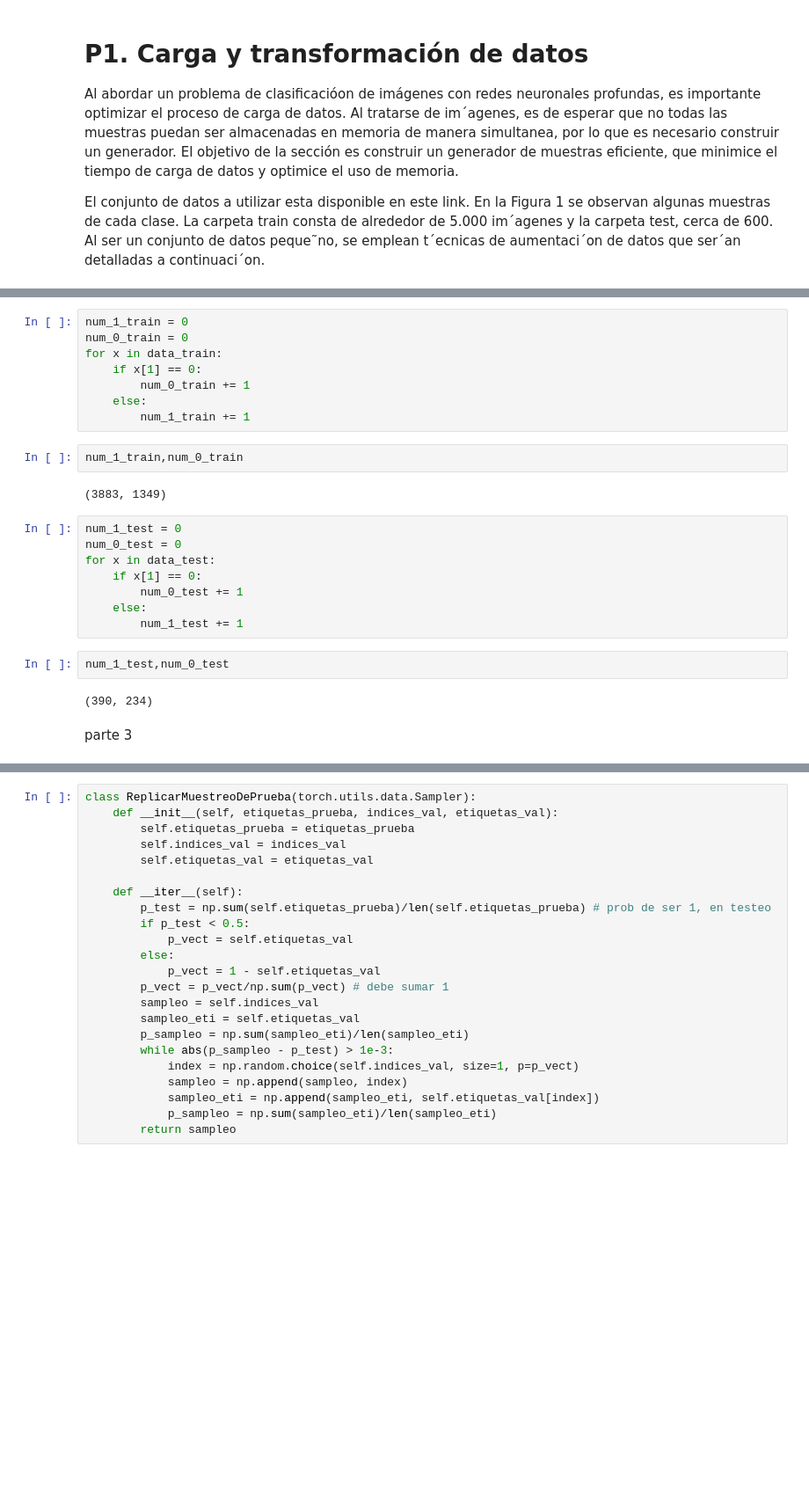
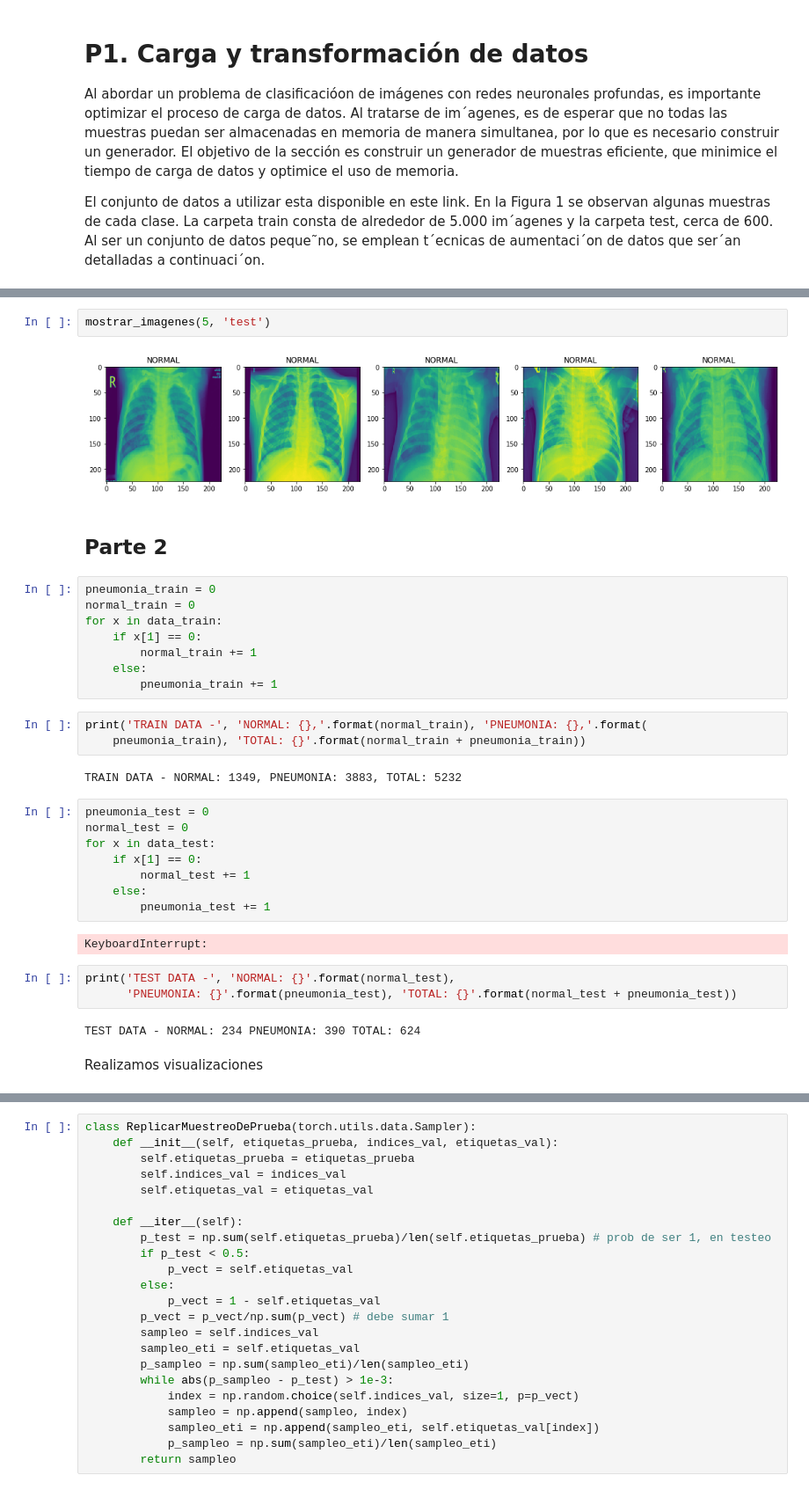
Before and after one commit to chapax123/Tarea-2-Lab-de-datos, a Jupyter notebook: Tarea_2.ipynb, the cells around one changed output, grey strips where cells are left out. Shown: that part at 88% size. Drawn from its saved outputs; the diff is of its cells as text; blank space fills up the shorter version.

```diff
--- a/Tarea_2.ipynb
+++ b/Tarea_2.ipynb
@@ -53,26 +80,36 @@ parte 2
+# %%
+mostrar_imagenes(5, 'test')
+# %% [output]
+[figure, added]
+# %% [markdown]
+## Parte 2
 # %%
-num_1_train = 0
-num_0_train = 0
+pneumonia_train = 0
+normal_train = 0
 for x in data_train:
     if x[1] == 0:
-        num_0_train += 1
+        normal_train += 1
     else:
-        num_1_train += 1
+        pneumonia_train += 1
-# %%
-num_1_train,num_0_train
-# %% [output]
-(3883, 1349)
+# %%
+print('TRAIN DATA -', 'NORMAL: {},'.format(normal_train), 'PNEUMONIA: {},'.format(
+    pneumonia_train), 'TOTAL: {}'.format(normal_train + pneumonia_train))
+# %% [output]
+TRAIN DATA - NORMAL: 1349, PNEUMONIA: 3883, TOTAL: 5232
 # %%
-num_1_test = 0
-num_0_test = 0
+pneumonia_test = 0
+normal_test = 0
 for x in data_test:
     if x[1] == 0:
-        num_0_test += 1
+        normal_test += 1
     else:
-        num_1_test += 1
+        pneumonia_test += 1
+# %% [output]
+KeyboardInterrupt:
-# %%
-num_1_test,num_0_test
-# %% [output]
-(390, 234)
-# %% [markdown]
-parte 3
+# %%
+print('TEST DATA -', 'NORMAL: {}'.format(normal_test),
+      'PNEUMONIA: {}'.format(pneumonia_test), 'TOTAL: {}'.format(normal_test + pneumonia_test))
+# %% [output]
+TEST DATA - NORMAL: 234 PNEUMONIA: 390 TOTAL: 624
+# %% [markdown]
+Realizamos visualizaciones
```
Also changed, not shown: parts of 21 cells of this notebook.
